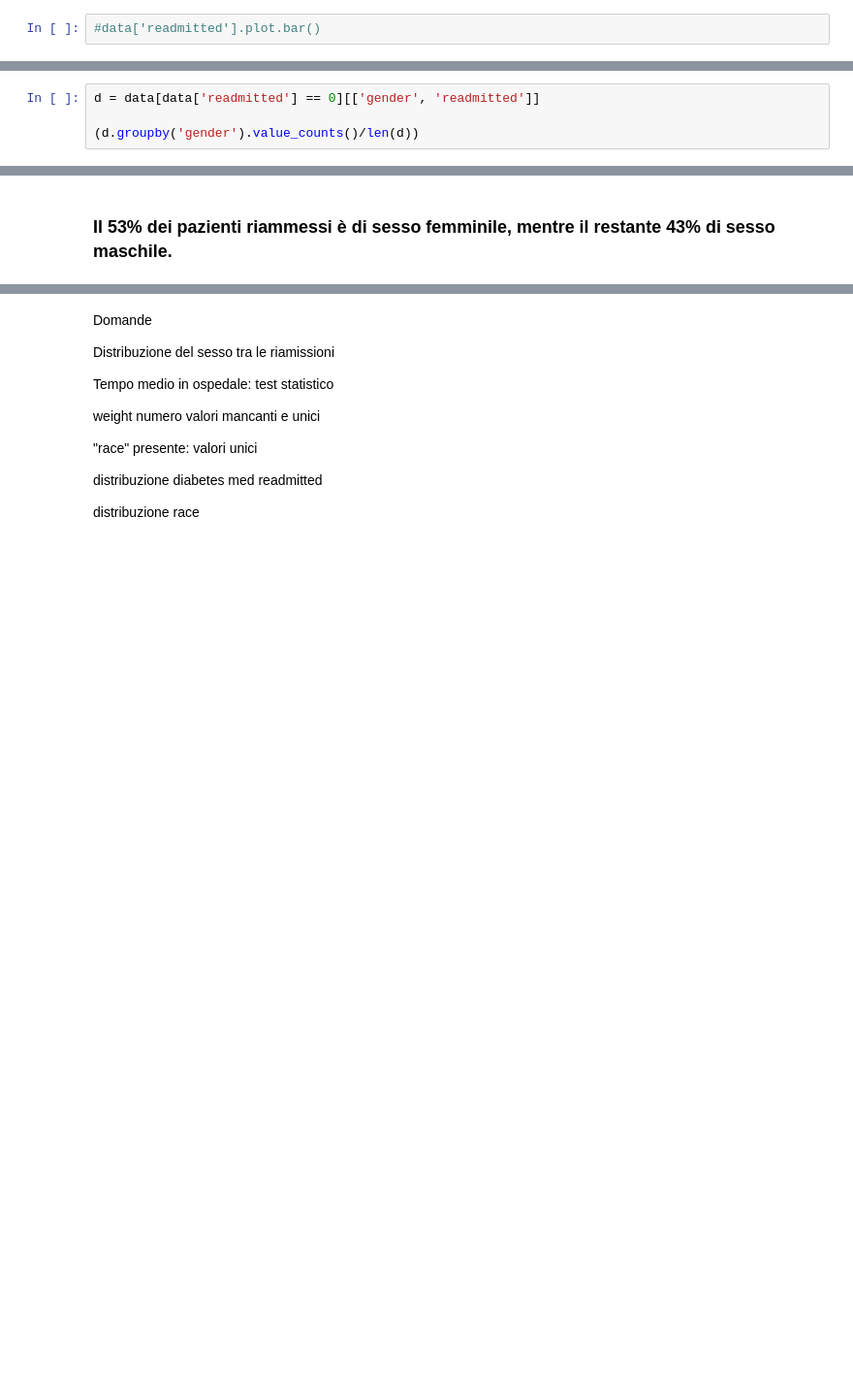
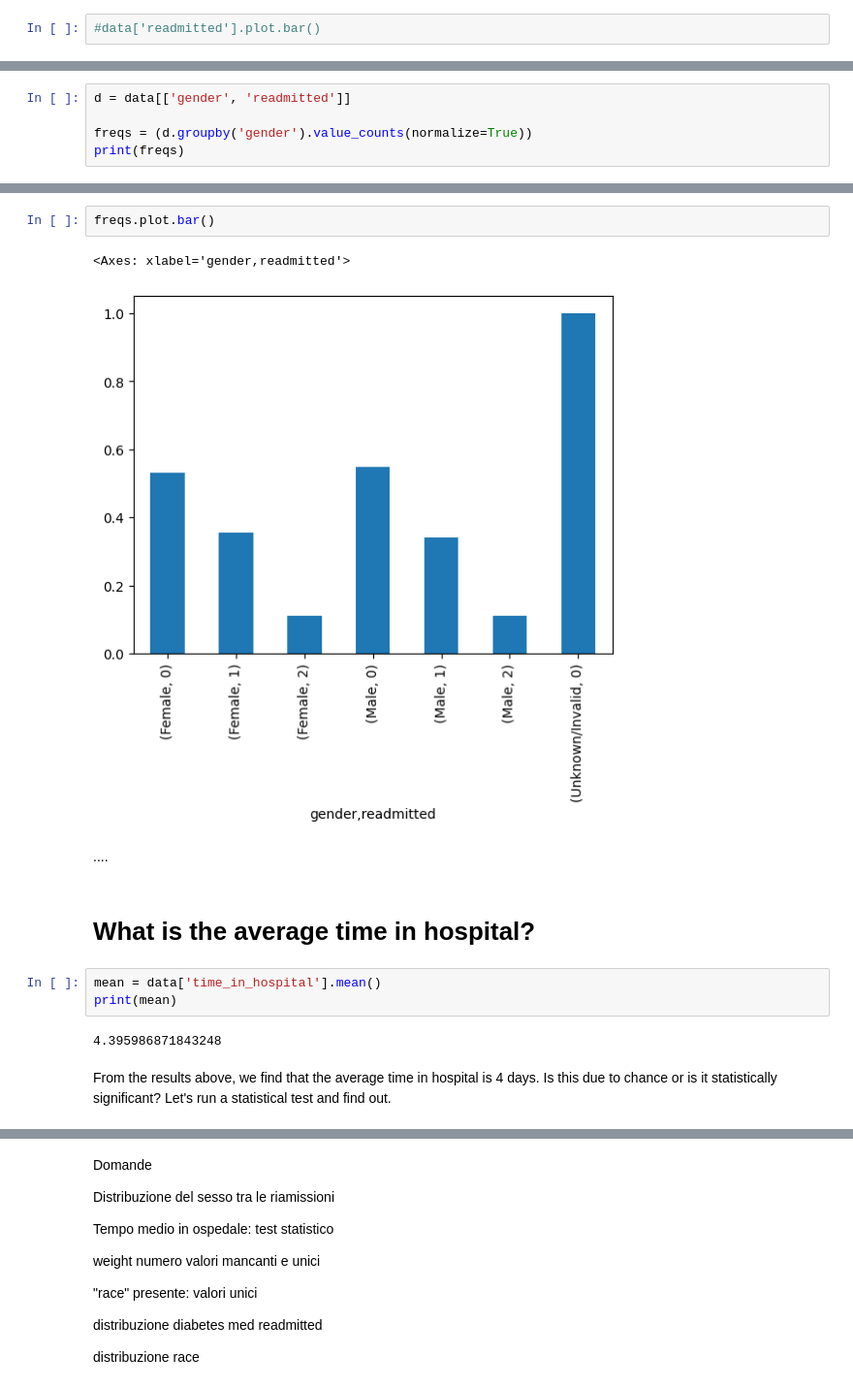
Before and after one commit to weiss25r/Data-analysis-of-diabetic-patients-readmissions-in-hospitals, a Jupyter notebook: main.ipynb, the cells around one changed output, grey strips where cells are left out. Shown: that part at 97% size. Saved outputs shown, nothing was run; the diff lists cells and outputs as text; blank space fills up the shorter version.

```diff
--- a/main.ipynb
+++ b/main.ipynb
@@ -95,4 +181,5 @@ data['gender'].value_counts(normalize=True)
 # %%
-d = data[data['readmitted'] == 0][['gender', 'readmitted']]
+d = data[['gender', 'readmitted']]
 
-(d.groupby('gender').value_counts()/len(d))
+freqs = (d.groupby('gender').value_counts(normalize=True))
+print(freqs)
@@ -99,2 +196,16 @@ d = data[data['readmitted'] == 0][['gender', 'readmitted']]
-# %% [markdown]
-### Il 53% dei pazienti riammessi è di sesso femminile, mentre il restante 43% di sesso maschile.
+# %%
+freqs.plot.bar()
+# %% [output]
+<Axes: xlabel='gender,readmitted'>
+[figure, added]
+# %% [markdown]
+....
+# %% [markdown]
+# What is the average time in hospital?
+# %%
+mean = data['time_in_hospital'].mean()
+print(mean)
+# %% [output]
+4.395986871843248
+# %% [markdown]
+From the results above, we find that the average time in hospital is 4 days. Is this due to chance or is it statistically significant? Let's run a statistical test and find out.
```
Also changed, not shown: parts of 38 cells of this notebook.
